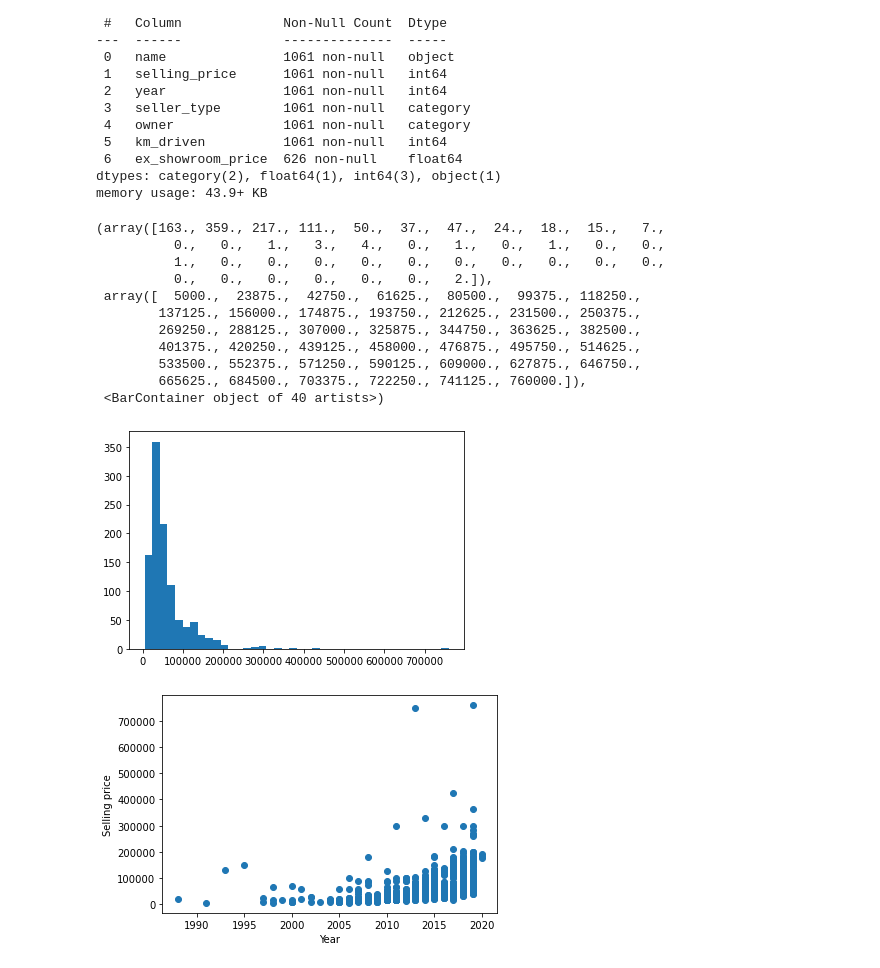
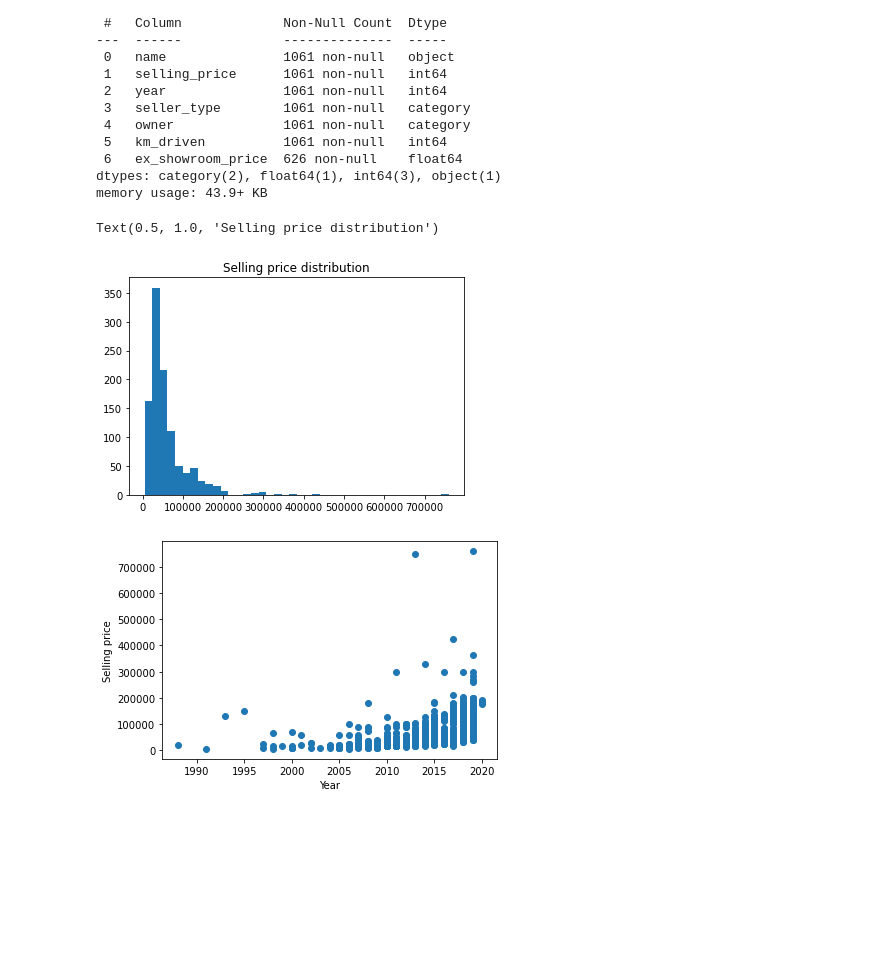
Before and after one commit to peshekhodko/ST590-Project1, a Jupyter notebook: Project1.ipynb, the cells around one changed output. Cells and saved outputs as stored; diff of their text form; code cells hidden in the pictures; blank space fills up the shorter version.

```diff
--- a/Project1.ipynb
+++ b/Project1.ipynb
@@ -52,19 +52,12 @@ dtypes: category(2), float64(1), int64(3), object(1)
 memory usage: 43.9+ KB
 # %%
 plt.hist(data['selling_price'], bins = 40)
+plt.title ("Selling price distribution")
+plt.show()
+plt.close()
 # %% [output]
-(array([163., 359., 217., 111.,  50.,  37.,  47.,  24.,  18.,  15.,   7.,
-          0.,   0.,   1.,   3.,   4.,   0.,   1.,   0.,   1.,   0.,   0.,
-          1.,   0.,   0.,   0.,   0.,   0.,   0.,   0.,   0.,   0.,   0.,
-          0.,   0.,   0.,   0.,   0.,   0.,   2.]),
- array([  5000.,  23875.,  42750.,  61625.,  80500.,  99375., 118250.,
-        137125., 156000., 174875., 193750., 212625., 231500., 250375.,
-        269250., 288125., 307000., 325875., 344750., 363625., 382500.,
-        401375., 420250., 439125., 458000., 476875., 495750., 514625.,
-        533500., 552375., 571250., 590125., 609000., 627875., 646750.,
-        665625., 684500., 703375., 722250., 741125., 760000.]),
- <BarContainer object of 40 artists>)
+Text(0.5, 1.0, 'Selling price distribution')
-[figure, old version]
+[figure, new version]
 # %%
 plt.scatter(data.year, data.selling_price)
 plt.xlabel("Year")
```
Also changed, not shown: parts of 6 cells of this notebook.
